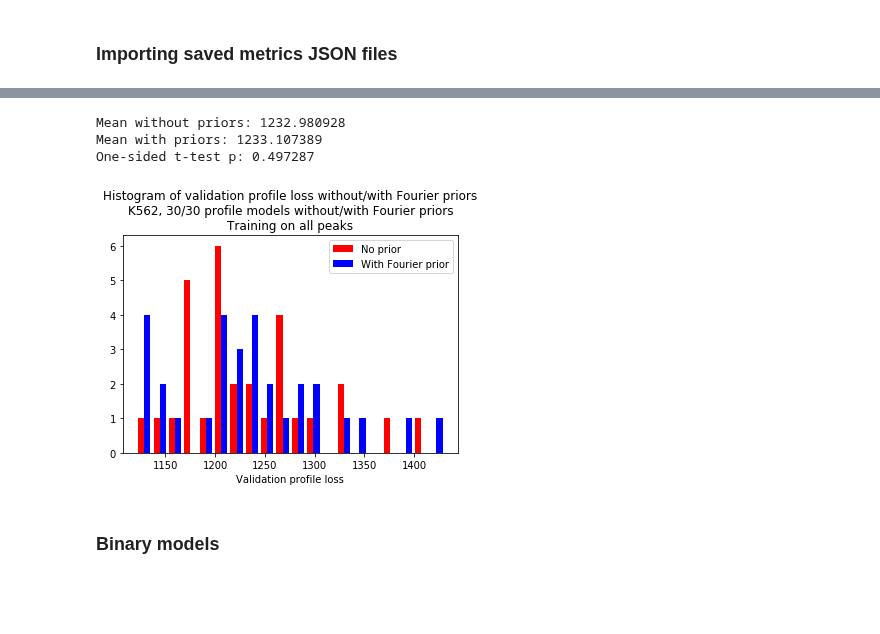
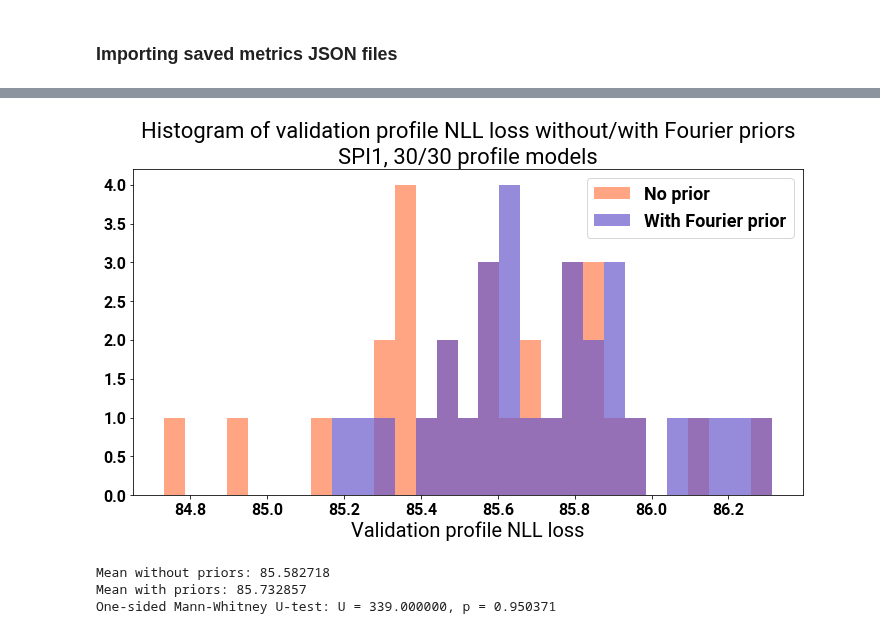
Before and after one commit to amtseng/fourier_attribution_priors, a Jupyter notebook: notebooks/training_statistics.ipynb, the cells around one changed output, grey strips where cells are left out. Drawn from its saved outputs; the diff is of its cells as text; code cells hidden in the pictures; blank space fills up the shorter version.

```diff
--- a/notebooks/training_statistics.ipynb
+++ b/notebooks/training_statistics.ipynb
@@ -7,3 +30,13 @@ import scipy.stats
+# %%
+if model_type == "binary":
+    models_base_path = "/users/amtseng/att_priors/models/trained_models/binary/"
+else:
+    models_base_path = "/users/amtseng/att_priors/models/trained_models/profile/"
+# %%
+condition_name = "SPI1"
+noprior_models_path = os.path.join(models_base_path, "SPI1")
+prior_models_path = os.path.join(models_base_path, "SPI1_prior")
+peak_retention = "all"
 # %% [markdown]
 ### Importing saved metrics JSON files
 # %%
@@ -139,0 +177,2 @@ Best epoch in each run:
+# %%
+noprior_val_losses = fetch_and_print_performance(noprior_models_path)
@@ -139,0 +197,2 @@ Best epoch in each run:
+# %%
+prior_val_losses = fetch_and_print_performance(prior_models_path)
@@ -140,26 +217,32 @@ Best epoch in each run:
 # %%
-bin_num = 20
-plt.figure()
-plt.hist(
-    [np.array(list(noprior_prof_val_losses.values())), np.array(list(prior_prof_val_losses.values()))],
-    bin_num, histtype="bar",
-    label=["No prior", "With Fourier prior"], color=["red", "blue"])
-title = "Histogram of validation profile loss without/with Fourier priors"
-title += "\nK562, %d/%d profile models without/with Fourier priors" % (len(noprior_prof_val_losses), len(prior_prof_val_losses))
-title += "\nTraining on all peaks"
-plt.title(title)
-plt.xlabel("Validation profile loss")
+bin_num = 30
+fig, ax = plt.subplots(figsize=(12, 6))
+noprior_vals, prior_vals = np.array(list(noprior_val_losses.values())), np.array(list(prior_val_losses.values()))
+all_vals = np.concatenate([noprior_vals, prior_vals])
+bins = np.linspace(np.min(all_vals), np.max(all_vals), bin_num)
+ax.hist(noprior_vals, bins=bins, color="coral", label="No prior", alpha=0.7)
+ax.hist(prior_vals, bins=bins, color="slateblue", label="With Fourier prior", alpha=0.7)
+if model_type == "binary":
+    title = "Histogram of validation loss without/with Fourier priors"
+else:
+    title = "Histogram of validation profile NLL loss without/with Fourier priors"
+title += "\n%s, %d/%d %s models" % (condition_name, len(noprior_vals), len(prior_vals), model_type)
+if peak_retention != "all":
+    title += "\nTraining on %s peaks" % peak_retention
+ax.set_title(title)
+if model_type == "binary":
+    ax.set_xlabel("Validation loss")
+else:
+    ax.set_xlabel("Validation profile NLL loss")
 plt.legend()
+plt.show()
 
-np_vals, p_vals = np.array(list(noprior_prof_val_losses.values())), np.array(list(prior_prof_val_losses.values()))
-t, p = scipy.stats.ttest_ind(np_vals, p_vals)
-print("Mean without priors: %f" % np.mean(np_vals))
-print("Mean with priors: %f" % np.mean(p_vals))
-print("One-sided t-test p: %f" % (p / 2))
+u, p = scipy.stats.mannwhitneyu(noprior_vals, prior_vals, alternative="greater")
+print("Mean without priors: %f" % np.mean(noprior_vals))
+print("Mean with priors: %f" % np.mean(prior_vals))
+print("One-sided Mann-Whitney U-test: U = %f, p = %f" % (u, p))
 # %% [output]
+[figure, new version]
-Mean without priors: 1232.980928
-Mean with priors: 1233.107389
-One-sided t-test p: 0.497287
+Mean without priors: 85.582718
+Mean with priors: 85.732857
+One-sided Mann-Whitney U-test: U = 339.000000, p = 0.950371
-[figure, old version]
-# %% [markdown]
-### Binary models
```
Also changed, not shown: parts of 19 cells of this notebook.
